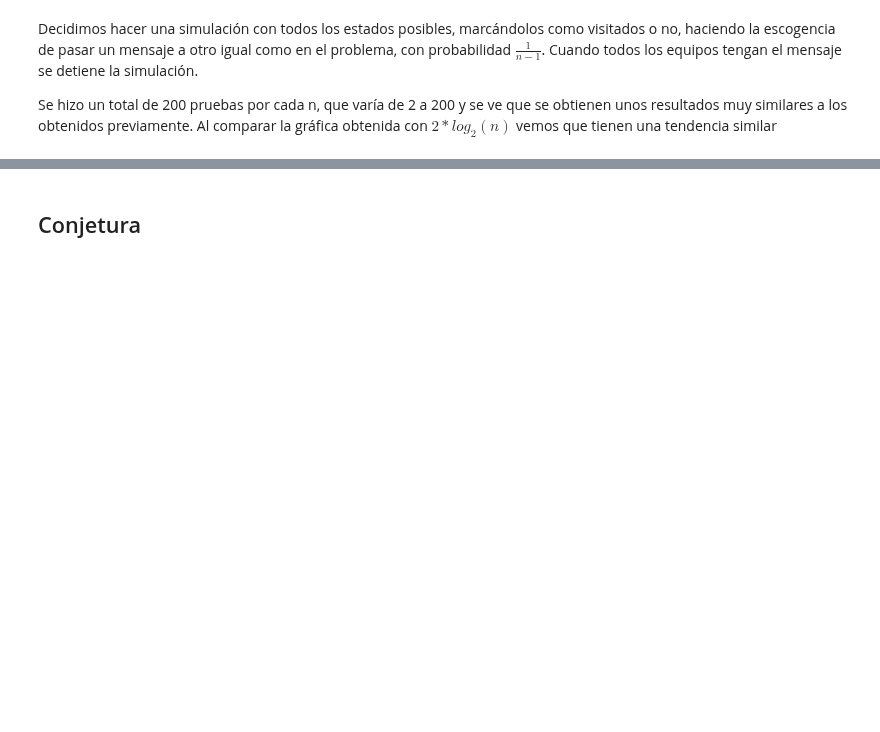
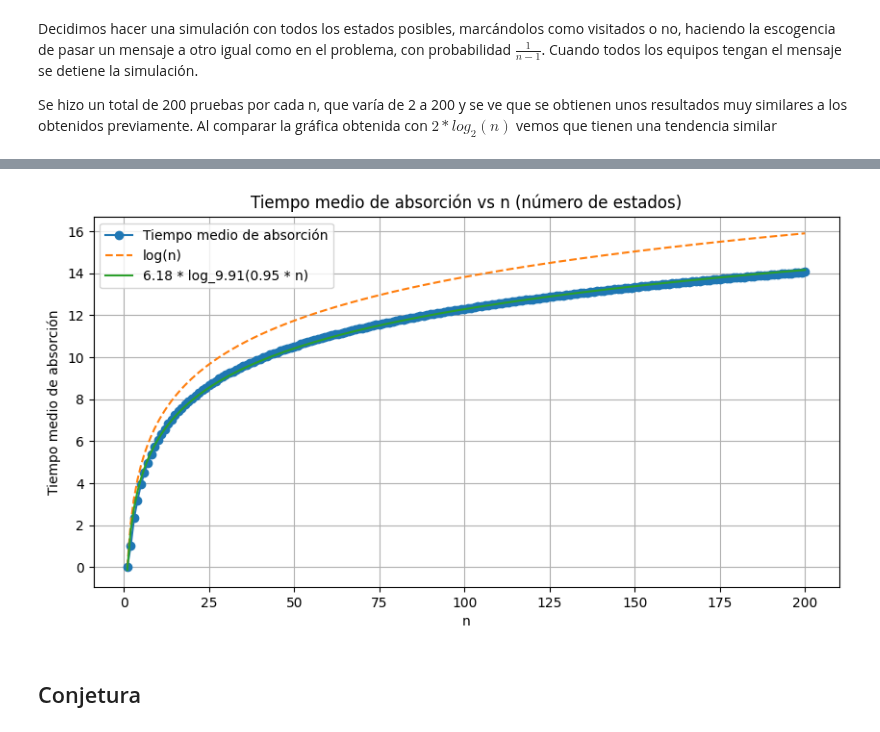
Before and after one commit to Unbo10/Markov, a Jupyter notebook: Homework_01.ipynb, the cells around one changed output, grey strips where cells are left out. Cells and saved outputs as stored; diff of their text form; code cells hidden in the pictures; blank space fills up the shorter version.

```diff
--- a/Homework_01.ipynb
+++ b/Homework_01.ipynb
@@ -393,2 +416,59 @@ plt.show()
+# %%
+from scipy.optimize import minimize
+import matplotlib.pyplot as plt
+
+def fit_log(atimes_arr: np.array) -> list[float]:
+    """
+    The idea is to make a grid search for the best parameters of f(n) = c * log_b(a*n),
+    where b will be the base of the logarithm
+    """
+
+    n_values = np.arange(1, len(atimes_arr) + 1)
+
+    #*Remove zero values for log fitting
+    y_data = atimes_arr[1:]
+    x_data = n_values[1:]
+
+    def distance_function(params):
+        a, b, c = params
+        if b <= 0 or b == 1 or a <= 0:  #*Invalid log parameters
+            return np.inf
+
+        try:
+            predicted = c * np.log(a * x_data) / np.log(b)  #* log_b(a*n) = log_d(a*n)/log_d(b)
+            return np.mean((y_data - predicted) ** 2)  #*MSE
+        except:
+            return np.inf
+
+    best_params = None
+    best_distance = np.inf
+
+    #*Base grid search
+    for a in np.linspace(0.1, 5.0, 10):
+        for b in [2, np.e, 10]:
+            for c in np.linspace(0.1, 10.0, 20):
+                distance = distance_function([a, b, c])
+                if distance < best_distance:
+                    best_distance = distance
+                    best_params = [a, b, c]
+
+    #*Fine-tune with optimization
+    if best_params is not None:
+        result = minimize(distance_function, best_params,
+                         bounds=[(0.01, 10), (1.01, 20), (0.01, 50)])
+        if result.success:
+            best_params = result.x
+            best_distance = result.fun
+
+    return list(best_params) + [best_distance]
+
+if __name__ == "__main__":
+    max_n: int = 200
+    atimes_arr = get_atimes(max_n)
+    a, b, c, best_dist = fit_log(atimes_arr)
+    plot_atimes(max_n, [a, b, c])
+    print(f"Average best distance of the best-fitting log function: {best_dist}")
+# %% [output]
+[figure, added]
 # %% [markdown]
 ## Conjetura
```
Also changed, not shown: parts of 3 cells of this notebook, 1 other file.
